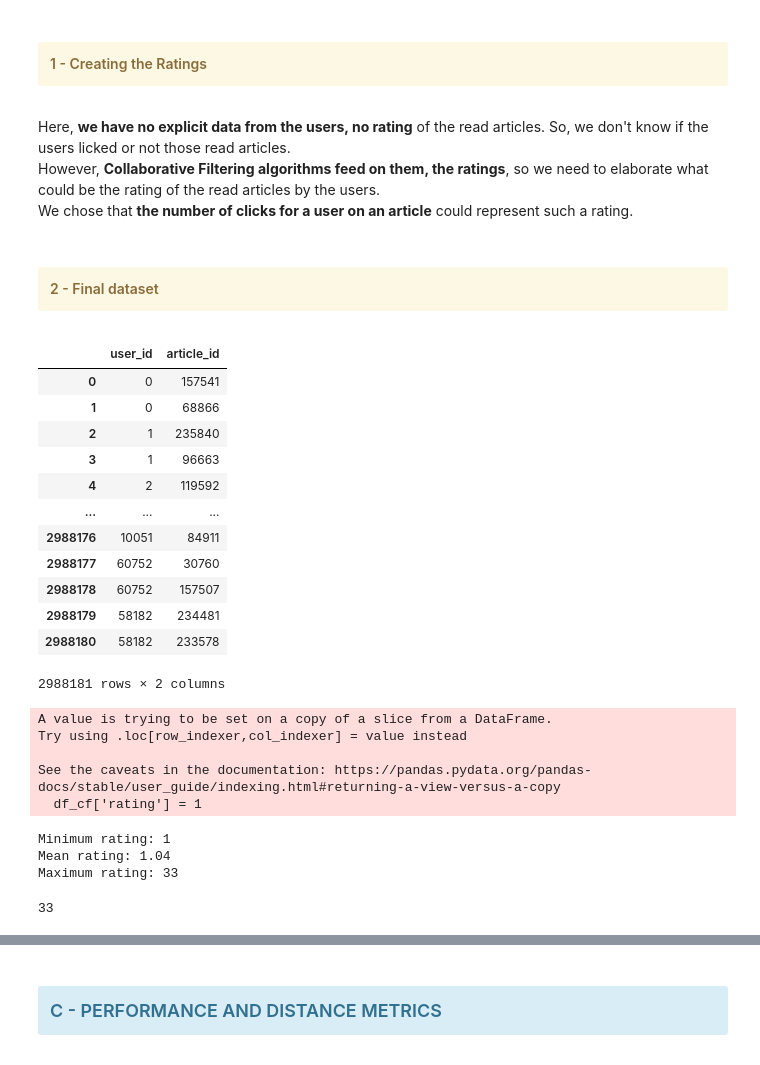
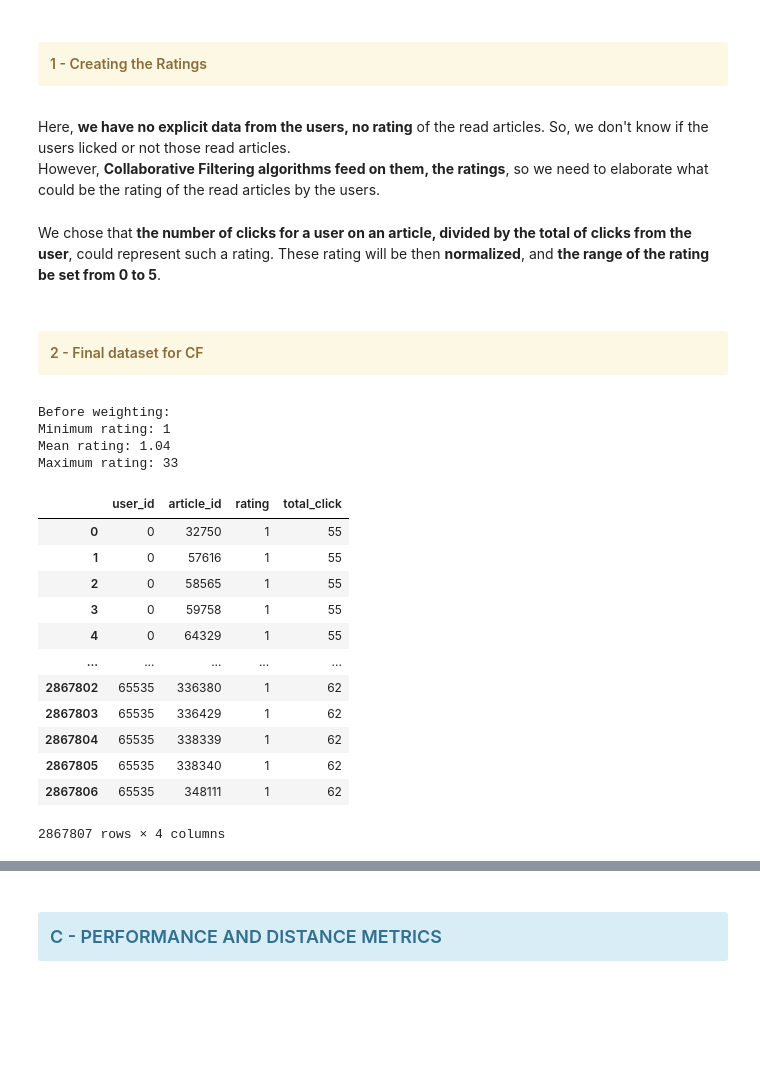
Before and after one commit to jfsubrini/ia-project9, a Jupyter notebook: Subrini_JeanFrancois_2_scripts_012023.ipynb, the cells around one changed output, grey strips where cells are left out. Cells and saved outputs as stored; diff of their text form; code cells hidden in the pictures; blank space fills up the shorter version.

Commit message:
Rating done

```diff
--- a/Subrini_JeanFrancois_2_scripts_012023.ipynb
+++ b/Subrini_JeanFrancois_2_scripts_012023.ipynb
@@ -838,53 +838,49 @@ B - FINAL DATASET FOR COLLABORATIVE FILTERING</div></h3>
 1 - Creating the Ratings</div></h4>
 # %% [markdown]
 Here, <b>we have no explicit data from the users, no rating</b> of the read articles. So, we don't know if the users licked or not those read articles.<br>
-However, <b>Collaborative Filtering algorithms feed on them, the ratings</b>, so we need to elaborate what could be the rating of the read articles by the users.<br>
-We chose that <b>the number of clicks for a user on an article</b> could represent such a rating.
+However, <b>Collaborative Filtering algorithms feed on them, the ratings</b>, so we need to elaborate what could be the rating of the read articles by the users.
+# %% [markdown]
+We chose that <b>the number of clicks for a user on an article, divided by the total of clicks from the user</b>, could represent such a rating. These rating will be then <b>normalized</b>, and <b>the range of the rating be set from 0 to 5</b>.
 # %% [markdown]
 <h4><div class="alert alert-block alert-warning" id="section_1B2">
-2 - Final dataset</div></h4>
+2 - Final dataset for CF</div></h4>
-# %%
-# Cleaning the final dataset of useless columns.
-df_cf = df_merged[['user_id', 'article_id']]
-df_cf
-# %% [output]
-|  | user_id | article_id |
-| 0 | 0 | 157541 |
-| 1 | 0 | 68866 |
-| 2 | 1 | 235840 |
-| 3 | 1 | 96663 |
-| 4 | 2 | 119592 |
-| ... | ... | ... |
-| 2988176 | 10051 | 84911 |
-| 2988177 | 60752 | 30760 |
-| 2988178 | 60752 | 157507 |
-| 2988179 | 58182 | 234481 |
-| 2988180 | 58182 | 233578 |
-2988181 rows × 2 columns
 # %%
-# Creating the rating column.
+# Creating the rating column for the CF final dataset.
+
+# Cleaning the final dataset of useless columns.
+df_cf = df_merged[['user_id', 'article_id']]
 
 # Putting 1 as a rating each time a user click on an article.
 df_cf['rating'] = 1
+
 # Rating as the sum of clicks on the same article by the same user.
 rating_grouping = df_cf.groupby(['user_id', 'article_id'], as_index=False)['rating'].sum()
+
 # Creating the dataframe out of it.
 df_cf = pd.DataFrame(data=rating_grouping)
+print("Before weighting:")
+print(f"Minimum rating: {round(df_cf['rating'].agg('min'), 2)}")
+print(f"Mean rating: {round(df_cf['rating'].agg('mean'), 2)}")
+print(f"Maximum rating: {round(df_cf['rating'].agg('max'), 2)}")
+
+# Creating a column with the total clicks from each user.
+df_cf['total_click'] = df_cf.groupby(['user_id'])['article_id'].transform('count')
+df_cf
 # %% [output]
-A value is trying to be set on a copy of a slice from a DataFrame.
-Try using .loc[row_indexer,col_indexer] = value instead
-
-See the caveats in the documentation: https://pandas.pydata.org/pandas-docs/stable/user_guide/indexing.html#returning-a-view-versus-a-copy
-  df_cf['rating'] = 1
+Before weighting:
+Minimum rating: 1
+Mean rating: 1.04
+Maximum rating: 33
+|  | user_id | article_id | rating | total_click |
+| 0 | 0 | 32750 | 1 | 55 |
+| 1 | 0 | 57616 | 1 | 55 |
+| 2 | 0 | 58565 | 1 | 55 |
+| 3 | 0 | 59758 | 1 | 55 |
+| 4 | 0 | 64329 | 1 | 55 |
+| ... | ... | ... | ... | ... |
+| 2867802 | 65535 | 336380 | 1 | 62 |
+| 2867803 | 65535 | 336429 | 1 | 62 |
+| 2867804 | 65535 | 338339 | 1 | 62 |
+| 2867805 | 65535 | 338340 | 1 | 62 |
+| 2867806 | 65535 | 348111 | 1 | 62 |
+2867807 rows × 4 columns
-# %%
-print(f"Minimum rating: {round(df_cf['rating'].agg('min'), 2)}")
-print(f"Mean rating: {round(df_cf['rating'].agg('mean'), 2)}")
-print(f"Maximum rating: {round(df_cf['rating'].agg('max'), 2)}")
-# %% [output]
-Minimum rating: 1
-Mean rating: 1.04
-Maximum rating: 33
-# %%
-df_cf.rating.max()
-# %% [output]
-33
```
Also changed, not shown: parts of 45 cells of this notebook.
